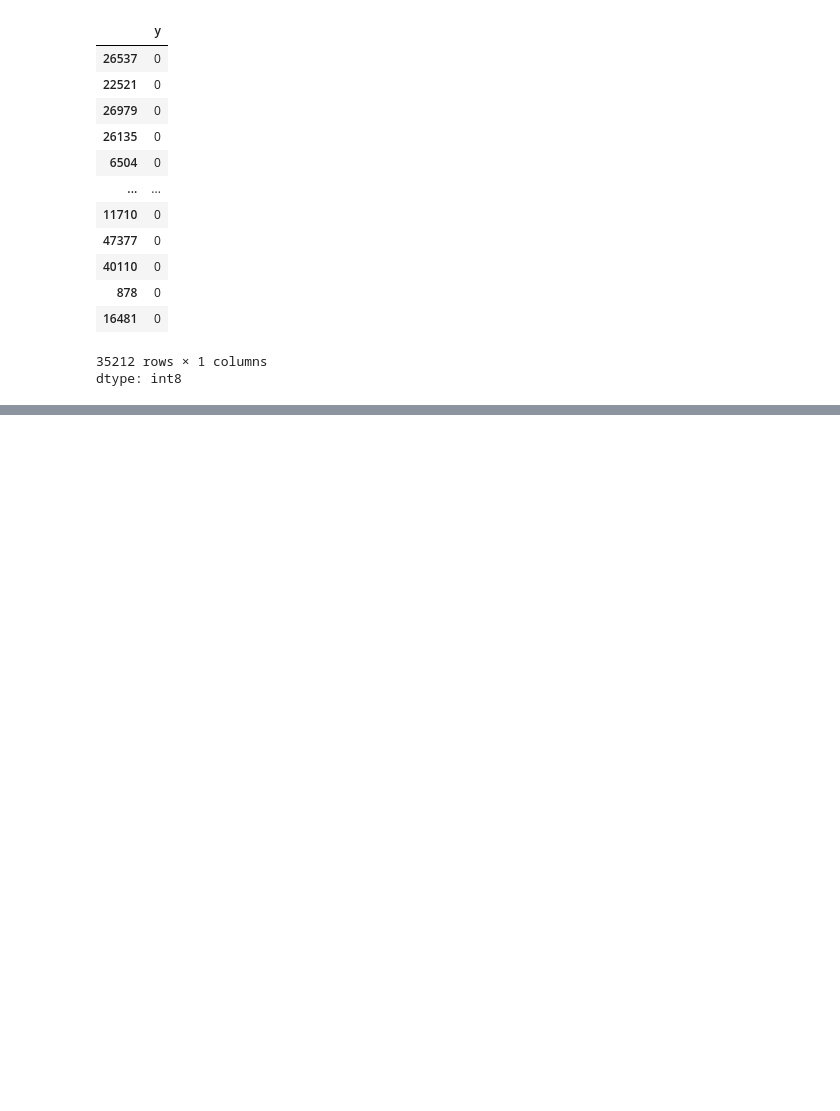
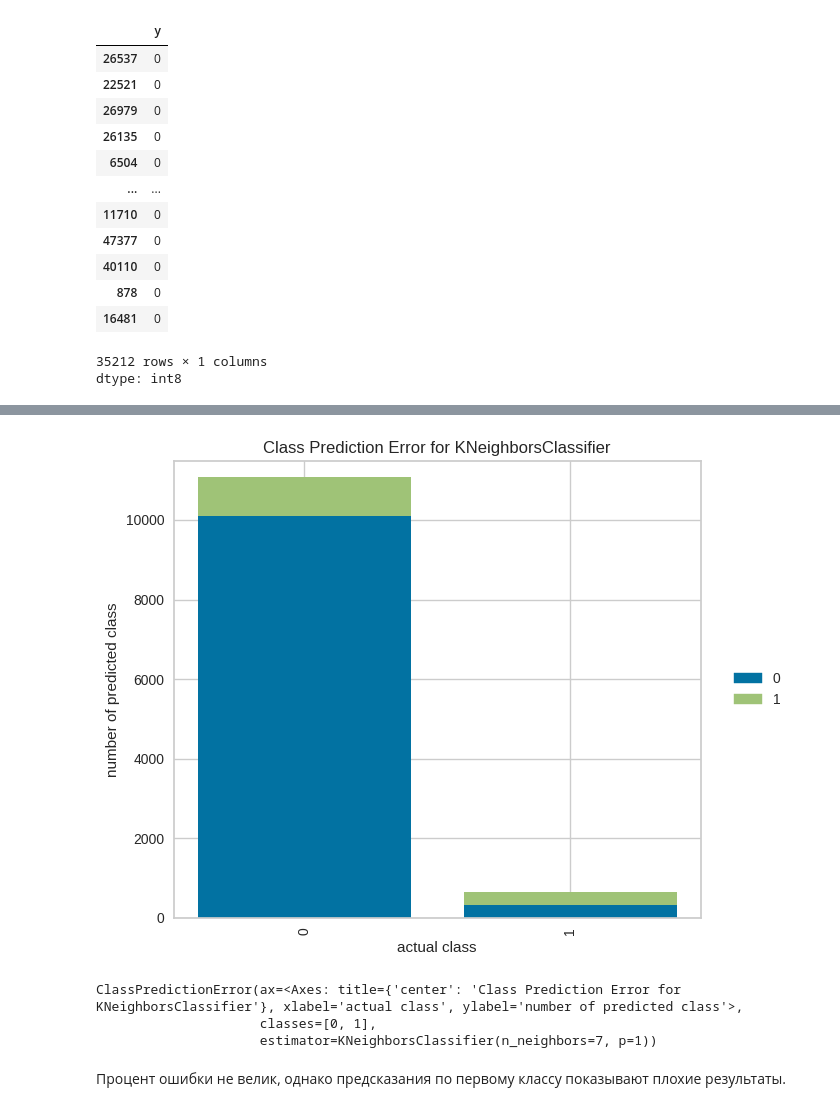
Before and after one commit to a1xsa/machine_learning, a Jupyter notebook: bank.ipynb, the cells around one changed output, grey strips where cells are left out. Saved outputs shown, nothing was run; the diff lists cells and outputs as text; code cells hidden in the pictures; blank space fills up the shorter version.

```diff
--- a/bank.ipynb
+++ b/bank.ipynb
@@ -673,0 +717,9 @@ X_train
+# %%
+class_prediction_error(model, X_test, y_test, classes=classes)
+# %% [output]
+[figure, added]
+ClassPredictionError(ax=<Axes: title={'center': 'Class Prediction Error for KNeighborsClassifier'}, xlabel='actual class', ylabel='number of predicted class'>,
+                     classes=[0, 1],
+                     estimator=KNeighborsClassifier(n_neighbors=7, p=1))
+# %% [markdown]
+Процент ошибки не велик, однако предсказания по первому классу показывают плохие результаты.
```
Also changed, not shown: parts of 15 cells of this notebook.
